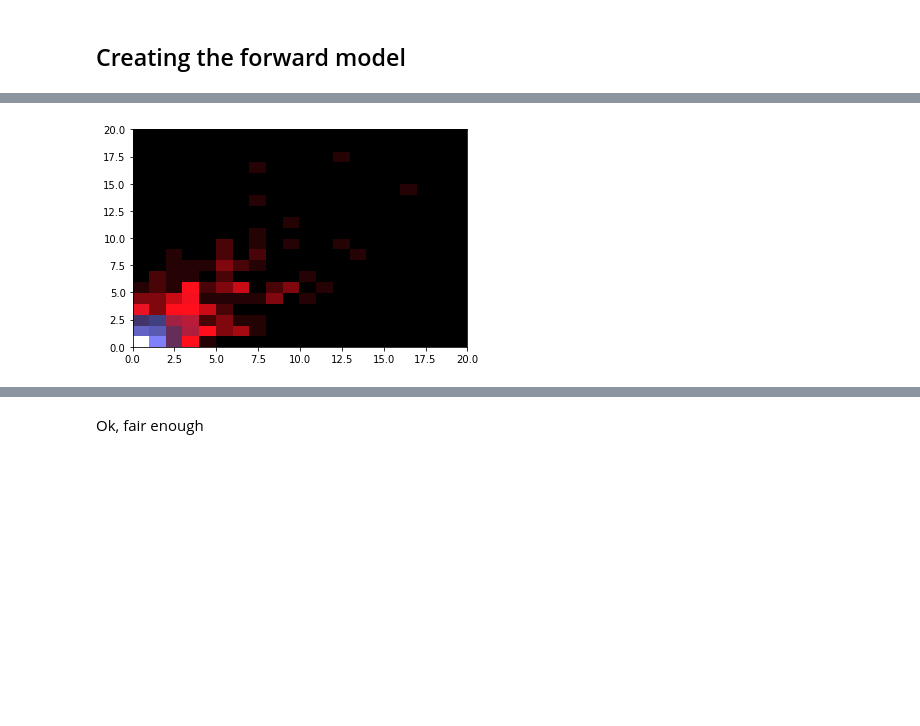
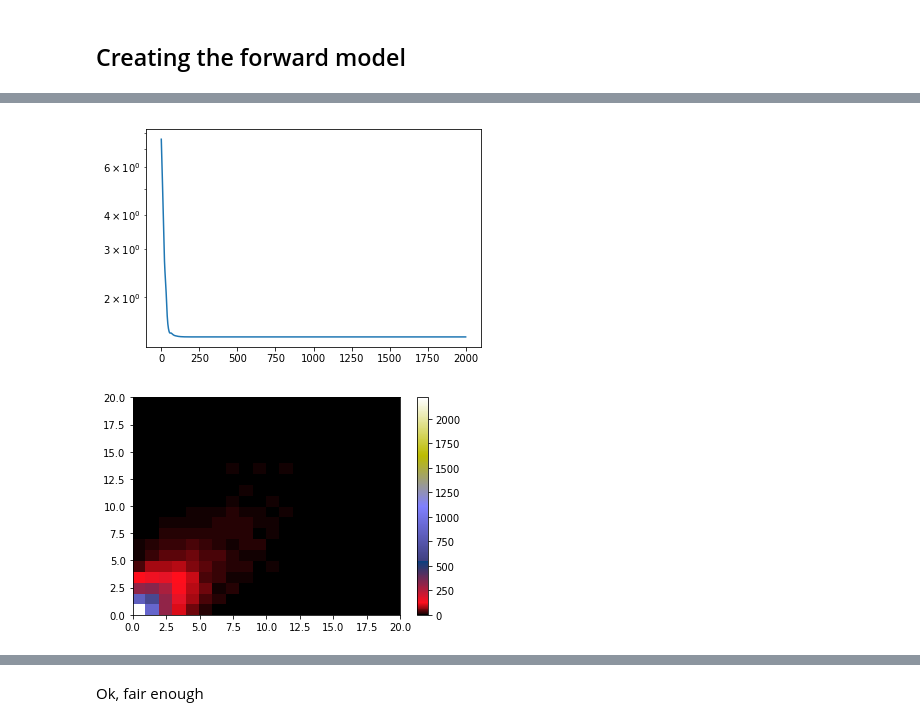
Before and after one commit to EiffL/invertible_mappings, a Jupyter notebook: Inverse_stability.ipynb, the cells around one changed output, grey strips where cells are left out. Saved outputs shown, nothing was run; the diff lists cells and outputs as text; code cells hidden in the pictures; blank space fills up the shorter version.

```diff
--- a/Inverse_stability.ipynb
+++ b/Inverse_stability.ipynb
@@ -11,14 +13,21 @@ tfd = tfp.distributions
 # %% [markdown]
 ## Creating the forward model
 # %%
-batch_size=512
+ndim = 2
+means = np.array([0., 1.]).astype('float32')
+stddevs = np.array([1., 2.]).astype('float32')
+
+
+tf.reset_default_graph()
+batch_size=10000
 # This is the linear operator
-A = tf.constant(randn(2,1), dtype=tf.float32)
+A = tf.constant(randn(2,2), dtype=tf.float32) / 2.
 
 # Defining probabilistic forward model
-prior = tfd.Normal(loc=[0.,0.], scale=[1.,1.])
+prior = tfd.Normal(loc=means, scale=stddevs)
 
 # Defining the forward model
 x = prior.sample(batch_size)
-p = tfd.Poisson(log_rate=tf.matmul(x, A))
+l = tf.reduce_sum(tf.matmul(x, A), axis=1)
+p = tfd.Poisson(log_rate=l)
 y = tf.reshape(p.sample(), (-1,))
@@ -26,0 +34,4 @@ sx,sy = sess.run([x, y])
+# %%
+sess = tf.Session()
+sess.run(tf.global_variables_initializer())
+sx, sy, sl, AA = sess.run([x, y, l, A])
@@ -43,12 +67,2 @@ for i in range(4):
 # %%
 # Now, let's try to train a neural network to model the likelihood function
-# %%
-net = tf.layers.dense(x,32)
-net = tf.layers.dense(net,1)
-out_prob = tfd.Poisson(log_rate=net)
-pred = out_prob.sample()
-
-loss = -tf.reduce_mean(out_prob.log_prob(tf.expand_dims(y, axis=-1)))
-
-optimizer = tf.train.AdamOptimizer(learning_rate=0.001)
-train_op = optimizer.minimize(loss)
@@ -57,5 +68,0 @@ sess.run(tf.global_variables_initializer())
-# %%
-losses =[]
-for i in range(1000):
-    l,_= sess.run([loss, train_op])
-    losses.append(l)
@@ -70,4 +135,10 @@ tp, ty = sess.run([pred,y])
 # %%
-hist2d(tp[:,0],ty,20,range=[[0,20],[0,20]],cmap='gist_stern');
+plot(losses)
+plt.yscale('log')
+plt.show()
+hist2d(pred[:,0],sy,20,range=[[0,20],[0,20]],cmap='gist_stern');
+plt.colorbar()
+plt.show()
 # %% [output]
-[figure, old version]
+[figure, new version]
+[figure, added]
```
Also changed, not shown: parts of 26 cells of this notebook.
